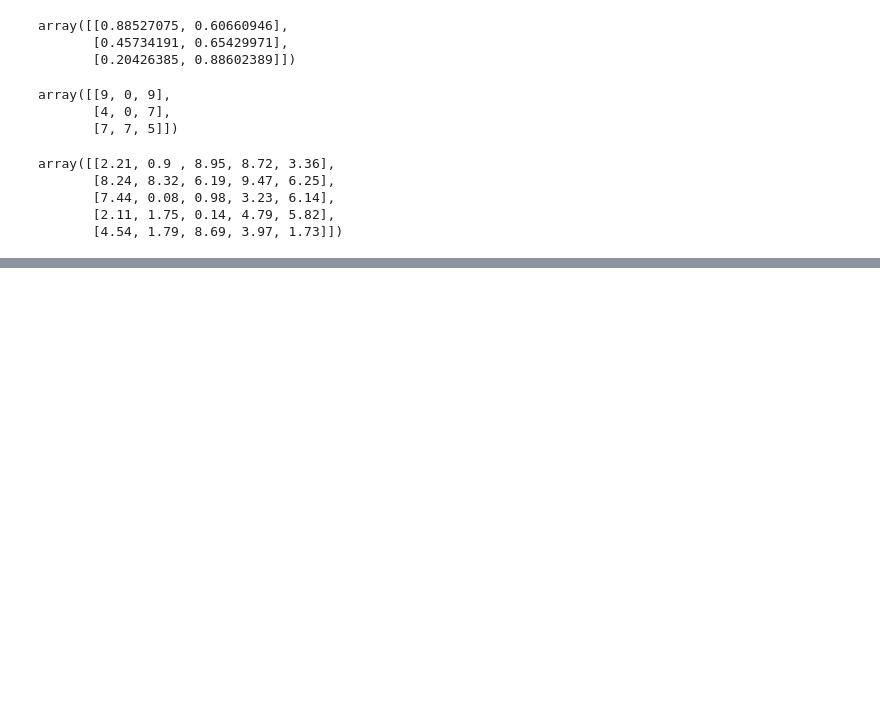
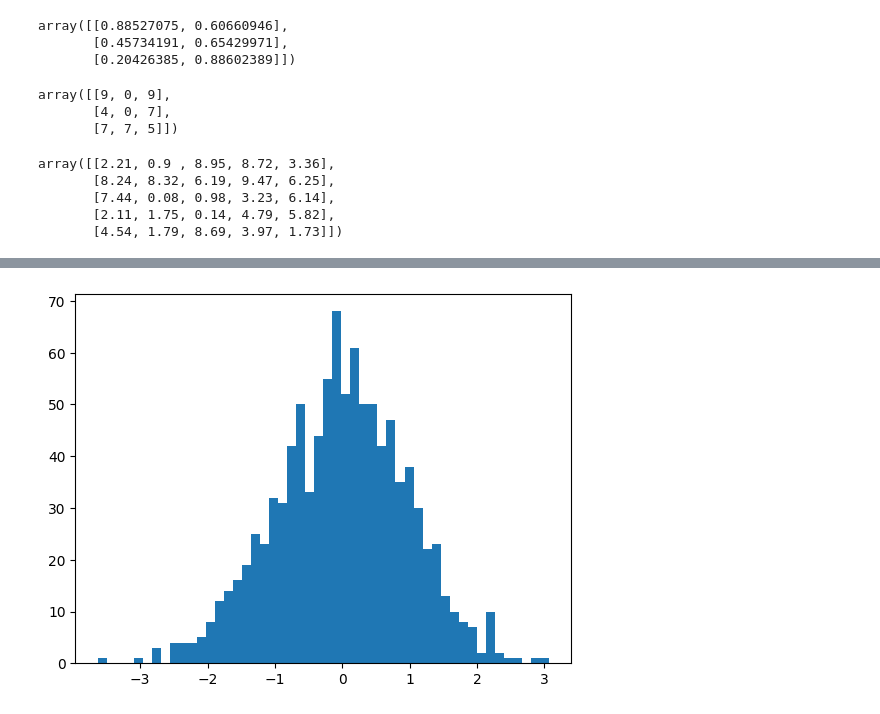
Before and after one commit to bhupii77/Digipodium-AB, a Jupyter notebook: data analysis/numpy.ipynb, the cells around one changed output, grey strips where cells are left out. Cells and saved outputs as stored; diff of their text form; code cells hidden in the pictures; blank space fills up the shorter version.

```diff
--- a/data analysis/numpy.ipynb
+++ b/data analysis/numpy.ipynb
@@ -171,0 +316,6 @@ array([[2.21, 0.9 , 8.95, 8.72, 3.36],
+# %%
+d = np.random.randn(1000)
+plt.hist(d , 50)
+plt.show()
+# %% [output]
+[figure, added]
```
Also changed, not shown: parts of 19 cells of this notebook, 2 other files.
